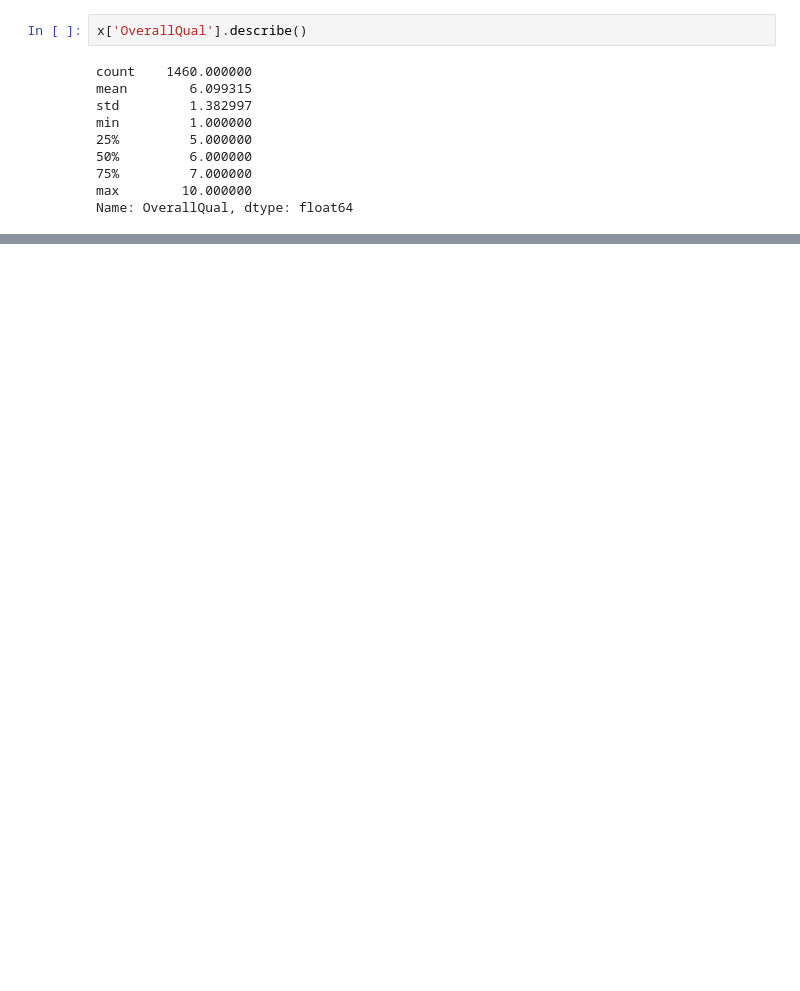
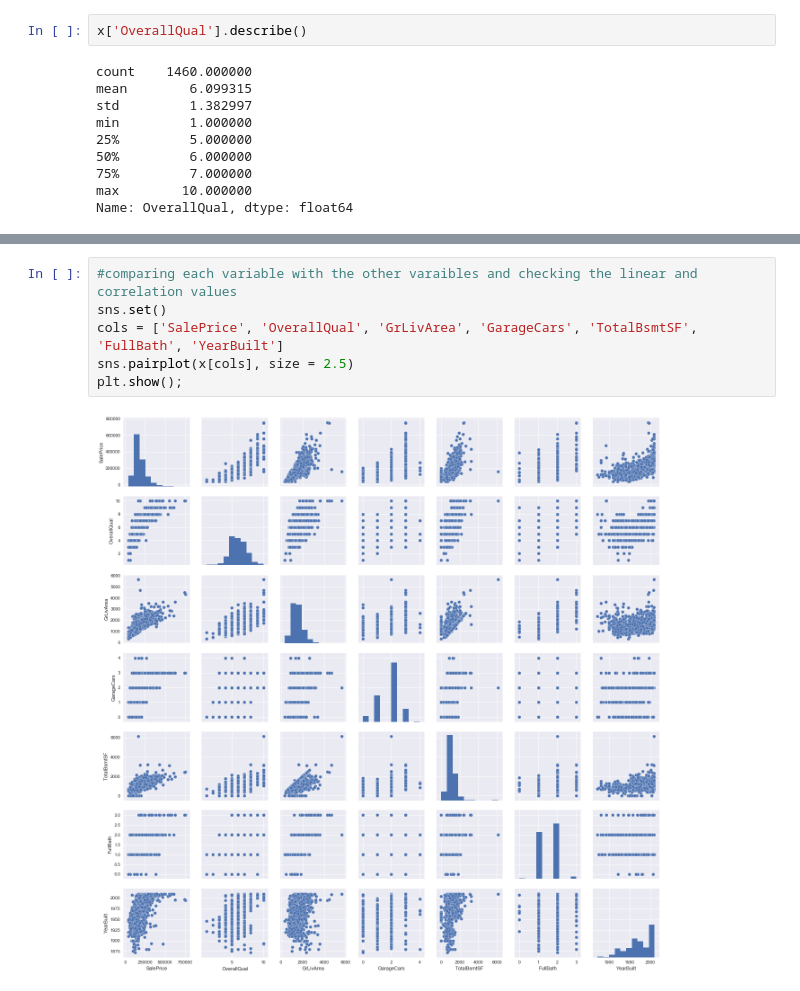
Before and after one commit to Rohit-Thati/Data-Exploration, a Jupyter notebook: Mydataexploration.ipynb, the cells around one changed output, grey strips where cells are left out. Saved outputs shown, nothing was run; the diff lists cells and outputs as text; blank space fills up the shorter version.

```diff
--- a/Mydataexploration.ipynb
+++ b/Mydataexploration.ipynb
@@ -168,0 +242,8 @@ Name: OverallQual, dtype: float64
+# %%
+#comparing each variable with the other varaibles and checking the linear and correlation values
+sns.set()
+cols = ['SalePrice', 'OverallQual', 'GrLivArea', 'GarageCars', 'TotalBsmtSF', 'FullBath', 'YearBuilt']
+sns.pairplot(x[cols], size = 2.5)
+plt.show();
+# %% [output]
+[figure, added]
```
Also changed, not shown: parts of 7 cells of this notebook.
